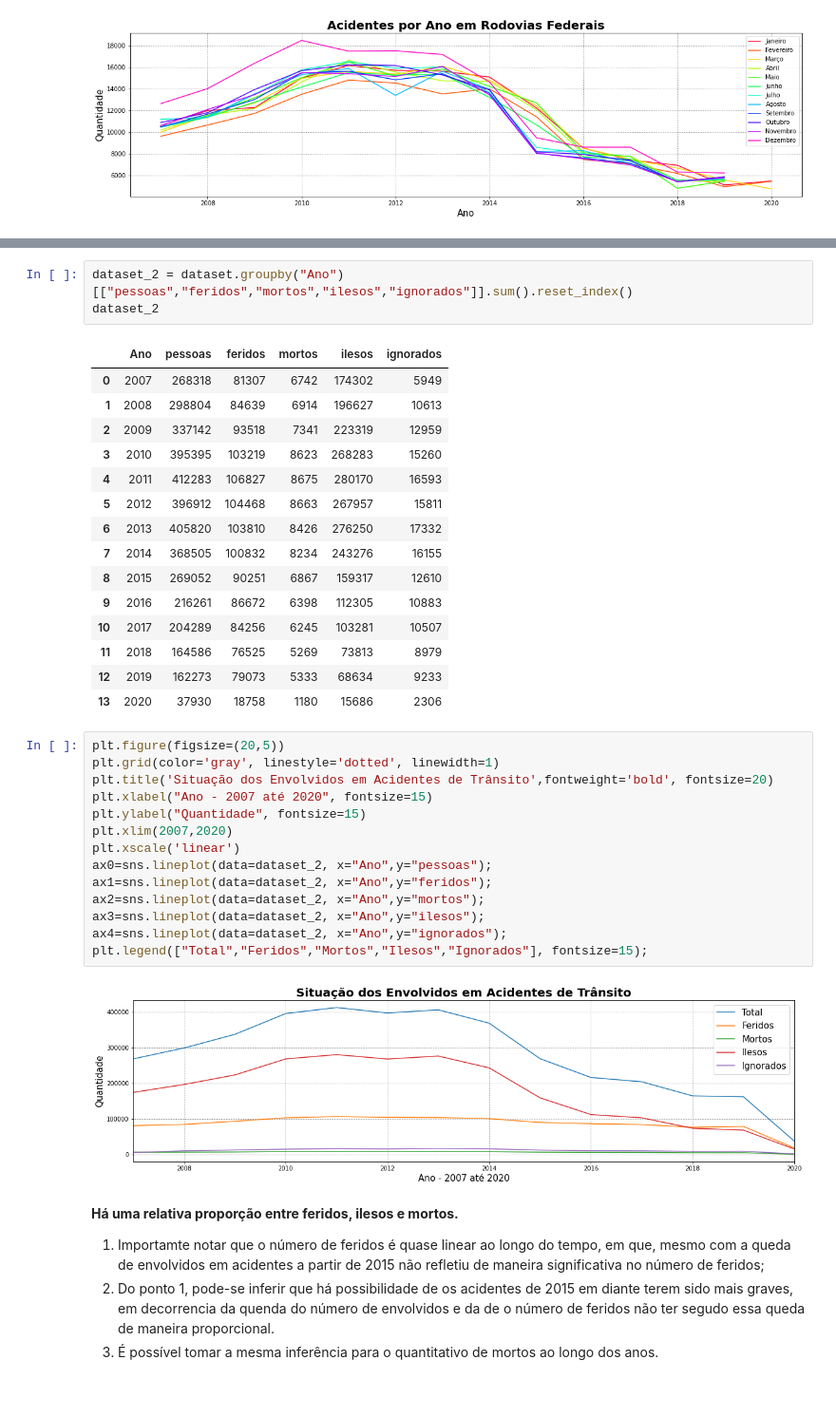
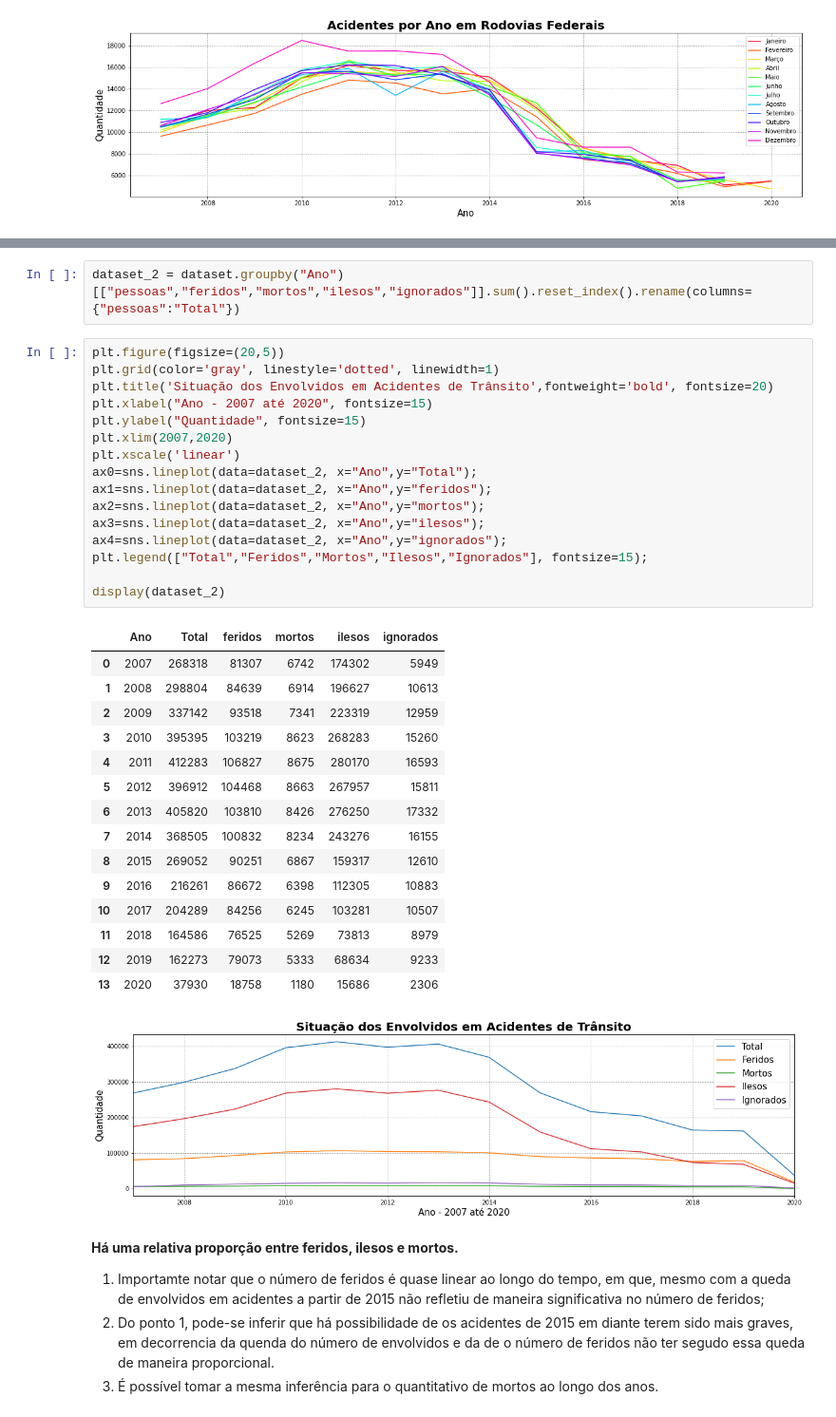
Before and after one commit to FelipeGBarreto/Projects, a Jupyter notebook: Acidentes_Rodovias_Federais.ipynb, the cells around one changed output, grey strips where cells are left out. Shown at 95% size. Drawn from its saved outputs; the diff is of its cells as text.

```diff
--- a/Acidentes_Rodovias_Federais.ipynb
+++ b/Acidentes_Rodovias_Federais.ipynb
@@ -227,37 +228,37 @@ dataset.head(3)
 # %%
-dataset_2 = dataset.groupby("Ano")[["pessoas","feridos","mortos","ilesos","ignorados"]].sum().reset_index()
-dataset_2
+dataset_2 = dataset.groupby("Ano")[["pessoas","feridos","mortos","ilesos","ignorados"]].sum().reset_index().rename(columns={"pessoas":"Total"})
-# %% [output]
-|  | Ano | pessoas | feridos | mortos | ilesos | ignorados |
-| 0 | 2007 | 268318 | 81307 | 6742 | 174302 | 5949 |
-| 1 | 2008 | 298804 | 84639 | 6914 | 196627 | 10613 |
-| 2 | 2009 | 337142 | 93518 | 7341 | 223319 | 12959 |
-| 3 | 2010 | 395395 | 103219 | 8623 | 268283 | 15260 |
-| 4 | 2011 | 412283 | 106827 | 8675 | 280170 | 16593 |
-| 5 | 2012 | 396912 | 104468 | 8663 | 267957 | 15811 |
-| 6 | 2013 | 405820 | 103810 | 8426 | 276250 | 17332 |
-| 7 | 2014 | 368505 | 100832 | 8234 | 243276 | 16155 |
-| 8 | 2015 | 269052 | 90251 | 6867 | 159317 | 12610 |
-| 9 | 2016 | 216261 | 86672 | 6398 | 112305 | 10883 |
-| 10 | 2017 | 204289 | 84256 | 6245 | 103281 | 10507 |
-| 11 | 2018 | 164586 | 76525 | 5269 | 73813 | 8979 |
-| 12 | 2019 | 162273 | 79073 | 5333 | 68634 | 9233 |
-| 13 | 2020 | 37930 | 18758 | 1180 | 15686 | 2306 |
 # %%
 plt.figure(figsize=(20,5))
 plt.grid(color='gray', linestyle='dotted', linewidth=1)
 plt.title('Situação dos Envolvidos em Acidentes de Trânsito',fontweight='bold', fontsize=20)
 plt.xlabel("Ano - 2007 até 2020", fontsize=15)
 plt.ylabel("Quantidade", fontsize=15)
 plt.xlim(2007,2020)
 plt.xscale('linear')
-ax0=sns.lineplot(data=dataset_2, x="Ano",y="pessoas");
+ax0=sns.lineplot(data=dataset_2, x="Ano",y="Total");
 ax1=sns.lineplot(data=dataset_2, x="Ano",y="feridos");
 ax2=sns.lineplot(data=dataset_2, x="Ano",y="mortos");
 ax3=sns.lineplot(data=dataset_2, x="Ano",y="ilesos");
 ax4=sns.lineplot(data=dataset_2, x="Ano",y="ignorados");
 plt.legend(["Total","Feridos","Mortos","Ilesos","Ignorados"], fontsize=15);
+
+display(dataset_2)
 # %% [output]
+|  | Ano | Total | feridos | mortos | ilesos | ignorados |
+| 0 | 2007 | 268318 | 81307 | 6742 | 174302 | 5949 |
+| 1 | 2008 | 298804 | 84639 | 6914 | 196627 | 10613 |
+| 2 | 2009 | 337142 | 93518 | 7341 | 223319 | 12959 |
+| 3 | 2010 | 395395 | 103219 | 8623 | 268283 | 15260 |
+| 4 | 2011 | 412283 | 106827 | 8675 | 280170 | 16593 |
+| 5 | 2012 | 396912 | 104468 | 8663 | 267957 | 15811 |
+| 6 | 2013 | 405820 | 103810 | 8426 | 276250 | 17332 |
+| 7 | 2014 | 368505 | 100832 | 8234 | 243276 | 16155 |
+| 8 | 2015 | 269052 | 90251 | 6867 | 159317 | 12610 |
+| 9 | 2016 | 216261 | 86672 | 6398 | 112305 | 10883 |
+| 10 | 2017 | 204289 | 84256 | 6245 | 103281 | 10507 |
+| 11 | 2018 | 164586 | 76525 | 5269 | 73813 | 8979 |
+| 12 | 2019 | 162273 | 79073 | 5333 | 68634 | 9233 |
+| 13 | 2020 | 37930 | 18758 | 1180 | 15686 | 2306 |
 [figure]
 # %% [markdown]
 **Há uma relativa proporção entre feridos, ilesos e mortos.**
```
Also changed, not shown: parts of 12 cells of this notebook.
